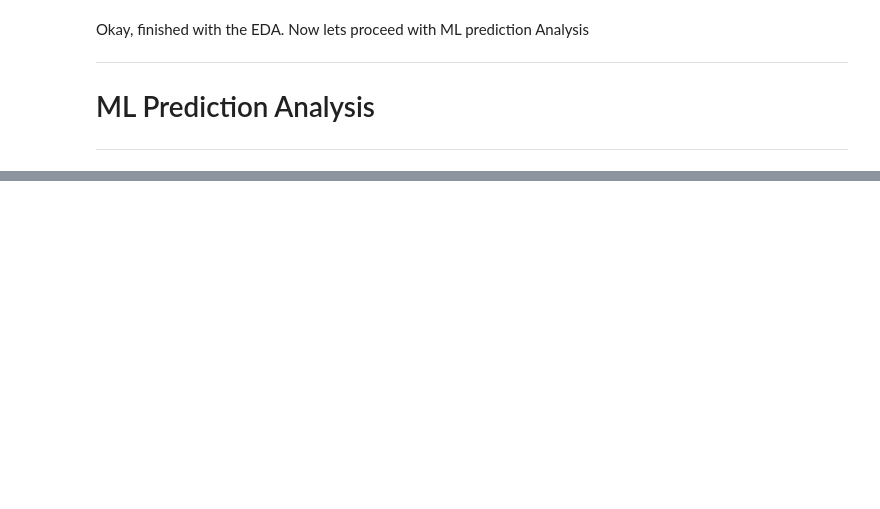
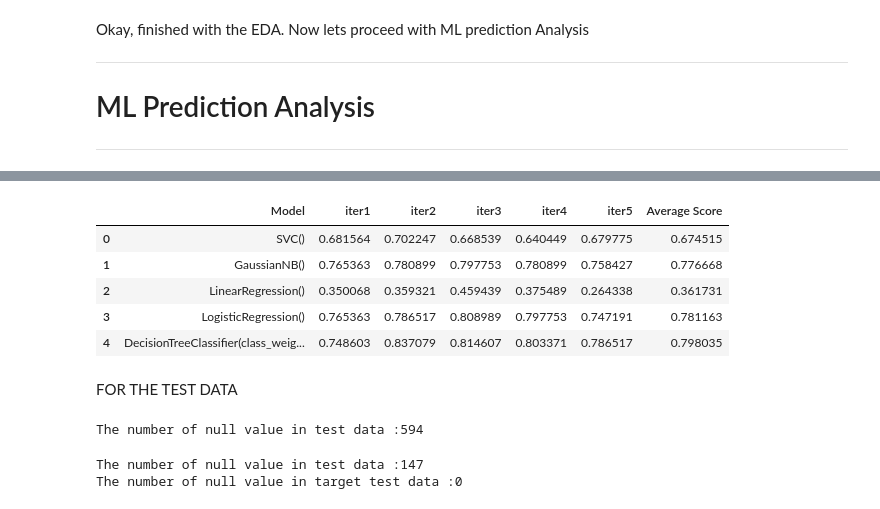
Before and after one commit to AR-Mustakim/replay-ML-basic, a Jupyter notebook: Learn_with_titanic_dataset.ipynb, the cells around one changed output, grey strips where cells are left out. Cells and saved outputs as stored; diff of their text form; code cells hidden in the pictures; blank space fills up the shorter version.

```diff
--- a/Learn_with_titanic_dataset.ipynb
+++ b/Learn_with_titanic_dataset.ipynb
@@ -227,0 +358,29 @@ Okay, finished with the EDA. Now lets proceed with ML prediction Analysis
+# %%
+# initialize K-Fold
+NSPLIT = 5
+kf = KFold(n_splits=NSPLIT, random_state=48, shuffle=True)
+# %%
+def get_Score(model, x_train, x_test, y_train, y_test):
+    model.fit(x_train, y_train)
+    return model.score(x_test, y_test)
+# %%
+def get_KFold_Score(model_list, feature):
+    output = [[model] + [get_Score(model, feature[train_index], feature[test_index], target[train_index], target[test_index]) for train_index, test_index in kf.split(feature)] for model in model_list]
+
+    return output
+# %%
+KFold_Score = pd.DataFrame(get_KFold_Score(model_list,feature), columns= ['Model', 'iter1', 'iter2', 'iter3', 'iter4', 'iter5'])
+# %%
+for i, row in KFold_Score.iterrows():
+    KFold_Score.loc[i, 'Average Score'] = (row['iter1']+row['iter2']+row['iter3']+row['iter4']+row['iter5'])/NSPLIT
+
+KFold_Score.head()
+# %% [output]
+|  | Model | iter1 | iter2 | iter3 | iter4 | iter5 | Average Score |
+| 0 | SVC() | 0.681564 | 0.702247 | 0.668539 | 0.640449 | 0.679775 | 0.674515 |
+| 1 | GaussianNB() | 0.765363 | 0.780899 | 0.797753 | 0.780899 | 0.758427 | 0.776668 |
+| 2 | LinearRegression() | 0.350068 | 0.359321 | 0.459439 | 0.375489 | 0.264338 | 0.361731 |
+| 3 | LogisticRegression() | 0.765363 | 0.786517 | 0.808989 | 0.797753 | 0.747191 | 0.781163 |
+| 4 | DecisionTreeClassifier(class_weig... | 0.748603 | 0.837079 | 0.814607 | 0.803371 | 0.786517 | 0.798035 |
+# %% [markdown]
+FOR THE TEST DATA
@@ -227,0 +391,5 @@ Okay, finished with the EDA. Now lets proceed with ML prediction Analysis
+# %%
+# need to do preprocessing again- but first lets check the data demography
+print( f'The number of null value in test data :{ d_feature_test.isnull().sum().sum()}')
+# %% [output]
+The number of null value in test data :594
@@ -227,0 +403,7 @@ Okay, finished with the EDA. Now lets proceed with ML prediction Analysis
+# %%
+#lets check for any null value
+print( f'The number of null value in test data :{ x_test.isnull().sum().sum()}')
+print( f'The number of null value in target test data :{ y_test.isnull().sum().sum()}')
+# %% [output]
+The number of null value in test data :147
+The number of null value in target test data :0
```
Also changed, not shown: parts of 25 cells of this notebook, 1 other file.
